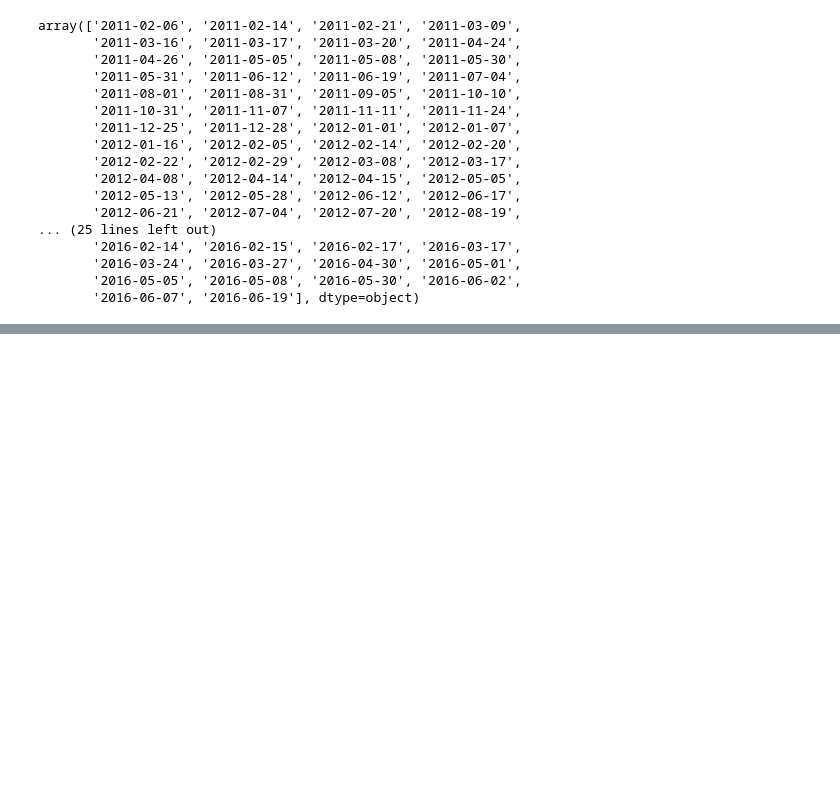
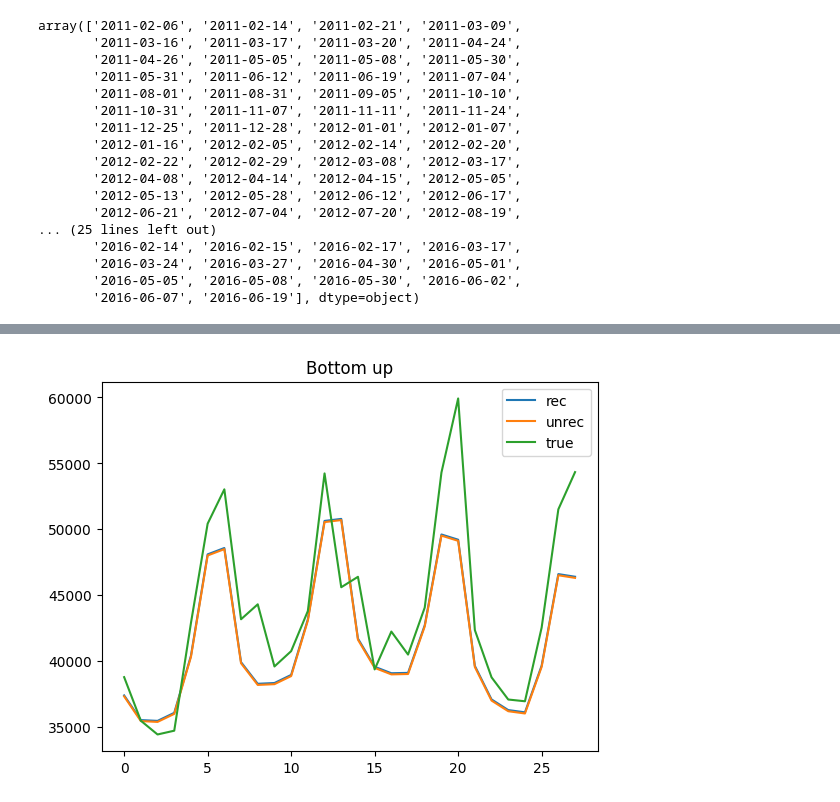
Before and after one commit to skoMarat/M5, a Jupyter notebook: notebook.ipynb, the cells around one changed output, grey strips where cells are left out. Saved outputs shown, nothing was run; the diff lists cells and outputs as text; code cells hidden in the pictures; blank space fills up the shorter version.

Commit message:
Added temporal forecasting code into __init__

```diff
--- a/notebook.ipynb
+++ b/notebook.ipynb
@@ -714,0 +584,13 @@ AttributeError: 'Forecast' object has no attribute 'srYhat'
+# %%
+path=os.getcwd()+f"\\data\\M5\\sales_train_validation.csv"  # to data file
+
+#forecast_method = 'pick-up'
+#forecast_method =  "Prophet_FPCR"
+#forecast_method =  "Prophet_FPCR"
+#forecast_method =  "VAR"
+forecast_method = "Prophet"
+
+iOoS=28
+
+tree=Tree( data_directory = path)
+# tree.forecast( sForecMeth = forecast_method , iOoS=iOoS)
@@ -714,0 +692,11 @@ AttributeError: 'Forecast' object has no attribute 'srYhat'
+# %%
+weight_type = None #= bottom up"
+
+tree.reconcile( sWeightType = weight_type)
+
+
+evaluation_path = os.getcwd()+f"\\data\\M5\\sales_train_evaluation.csv"
+tree_eval=Tree(data_directory=evaluation_path)
+mYtrue=tree_eval.mY
+mYhat=tree.mYhat
+mYrec_bu=tree.mYrec
@@ -714,0 +710,11 @@ AttributeError: 'Forecast' object has no attribute 'srYhat'
+# %%
+i=0
+# %%
+plt.plot(mYrec_bu[i], label='rec')
+plt.plot(mYhat[i], label='unrec')
+plt.plot(mYtrue[i], label='true')
+plt.title('Bottom up')
+plt.legend()
+plt.show()
+# %% [output]
+[figure, added]
```
Also changed, not shown: parts of 82 cells of this notebook, 3 other files.
